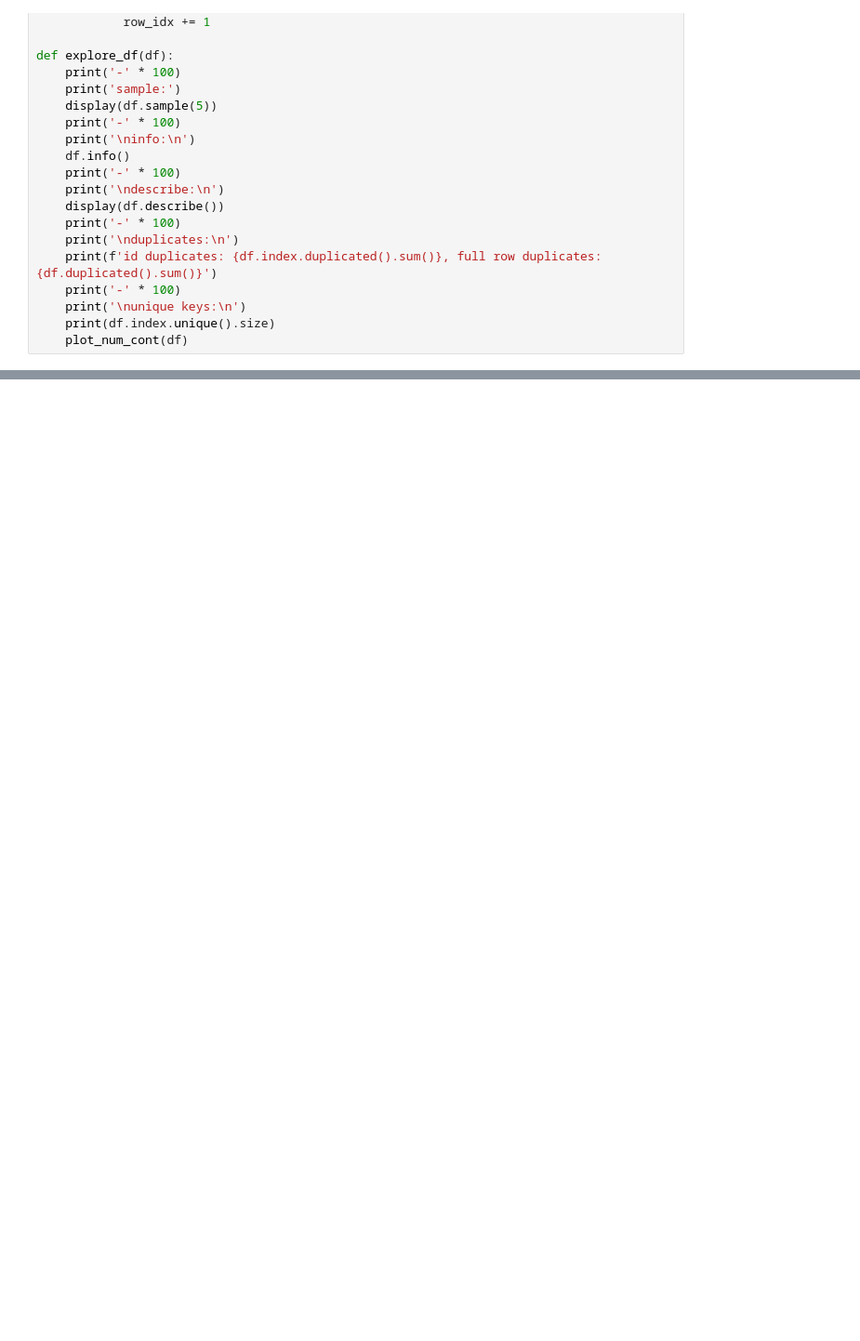
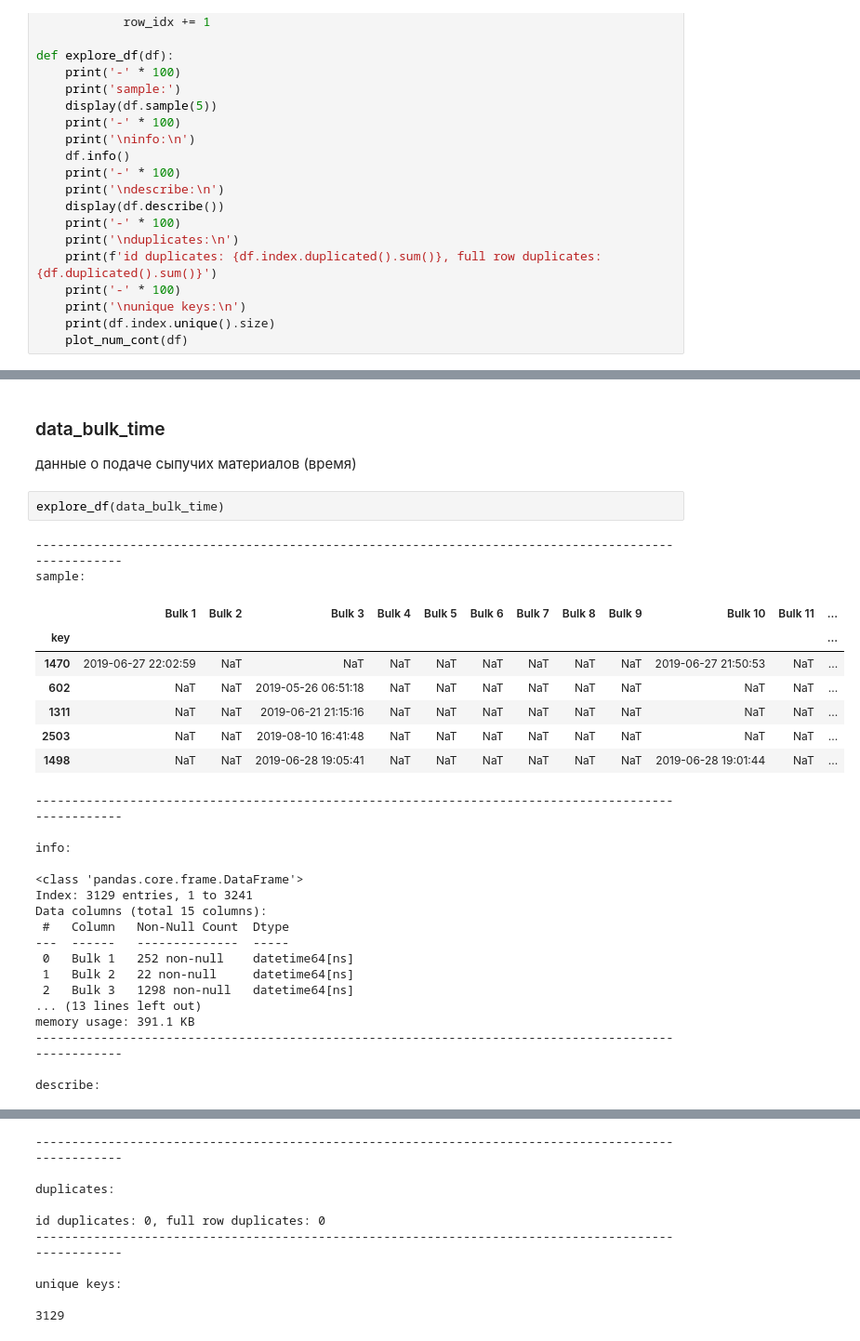
Before and after one commit to wtom76/practicum, a Jupyter notebook: final/0d09d352-9cae-4cc7-85c2-f88ea711ad45.ipynb, the cells around one changed output, grey strips where cells are left out. Shown: that part at 93% size. Cells and saved outputs as stored; diff of their text form; blank space fills up the shorter version.

```diff
--- a/final/0d09d352-9cae-4cc7-85c2-f88ea711ad45.ipynb
+++ b/final/0d09d352-9cae-4cc7-85c2-f88ea711ad45.ipynb
@@ -459,0 +210,32 @@ unique keys:
+# %% [markdown]
+### data_bulk_time
+данные о подаче сыпучих материалов (время)
+# %%
+explore_df(data_bulk_time)
+# %% [output]
+----------------------------------------------------------------------------------------------------
+sample:
+|  | Bulk 1 | Bulk 2 | Bulk 3 | Bulk 4 | Bulk 5 | Bulk 6 | Bulk 7 | Bulk 8 | Bulk 9 | Bulk 10 | Bulk 11 | ... |
+| key |  |  |  |  |  |  |  |  |  |  |  | ... |
+| 1470 | 2019-06-27 22:02:59 | NaT | NaT | NaT | NaT | NaT | NaT | NaT | NaT | 2019-06-27 21:50:53 | NaT | ... |
+| 602 | NaT | NaT | 2019-05-26 06:51:18 | NaT | NaT | NaT | NaT | NaT | NaT | NaT | NaT | ... |
+| 1311 | NaT | NaT | 2019-06-21 21:15:16 | NaT | NaT | NaT | NaT | NaT | NaT | NaT | NaT | ... |
+| 2503 | NaT | NaT | 2019-08-10 16:41:48 | NaT | NaT | NaT | NaT | NaT | NaT | NaT | NaT | ... |
+| 1498 | NaT | NaT | 2019-06-28 19:05:41 | NaT | NaT | NaT | NaT | NaT | NaT | 2019-06-28 19:01:44 | NaT | ... |
+----------------------------------------------------------------------------------------------------
+
+info:
+
+<class 'pandas.core.frame.DataFrame'>
+Index: 3129 entries, 1 to 3241
+Data columns (total 15 columns):
+ #   Column   Non-Null Count  Dtype
+---  ------   --------------  -----
+ 0   Bulk 1   252 non-null    datetime64[ns]
+ 1   Bulk 2   22 non-null     datetime64[ns]
+ 2   Bulk 3   1298 non-null   datetime64[ns]
+... (13 lines left out)
+memory usage: 391.1 KB
+----------------------------------------------------------------------------------------------------
+
+describe:
@@ -459,0 +250,10 @@ unique keys:
+----------------------------------------------------------------------------------------------------
+
+duplicates:
+
+id duplicates: 0, full row duplicates: 0
+----------------------------------------------------------------------------------------------------
+
+unique keys:
+
+3129
```
Also changed, not shown: parts of 48 cells of this notebook.
